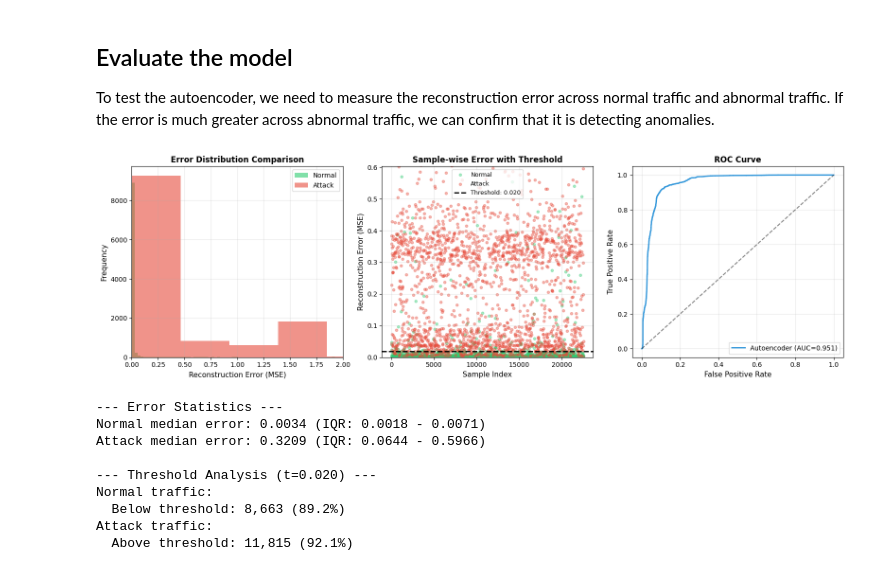
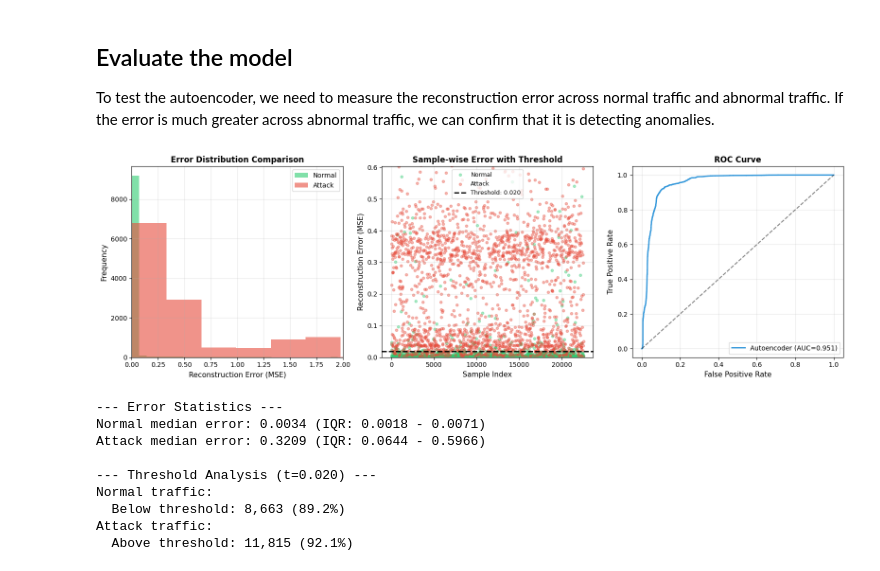
Before and after one commit to mjallen729/Anomaly-Detection-NetTraffic, a Jupyter notebook: models/autoencoder.ipynb, the cells around one changed output. Cells and saved outputs as stored; diff of their text form; code cells hidden in the pictures.

```diff
--- a/models/autoencoder.ipynb
+++ b/models/autoencoder.ipynb
@@ -296,14 +296,14 @@ attack_errors = reconstruction_errors[y_test == 1]
 
 ax1.hist(
   normal_errors,
-  bins=500,
+  bins=200,
   alpha=0.6,
   color='#2ecc71',
   label='Normal',
 )
 ax1.hist(
   attack_errors,
-  bins=500,
+  bins=700,
   alpha=0.6,
   color='#e74c3c',
   label='Attack',
@@ -350,34 +350,34 @@ ax2.axhline(
   label=f'Threshold: {threshold:.3f}',
 )
 
 # Limit Y-axis to focus on majority of samples (clip outliers)
 y_max = np.percentile(reconstruction_errors, 85)  # Show bottom 85% of errors
 ax2.set_ylim(0, y_max)
 
 ax2.set_xlabel('Sample Index', fontsize=11)
 ax2.set_ylabel('Reconstruction Error (MSE)', fontsize=11)
 ax2.set_title('Sample-wise Error with Threshold', fontsize=12, fontweight='bold')
 ax2.legend(fontsize=9)
 ax2.grid(True, alpha=0.3)
 
 # Visual 3: ROC Curve
 ax3 = axes[2]
 fpr, tpr, thresholds = roc_curve(y_test, reconstruction_errors)
 roc_auc = roc_auc_score(y_test, reconstruction_errors)
 ax3.plot(
   fpr, tpr, label=f'Autoencoder (AUC={roc_auc:.3f})', linewidth=2, color='#3498db'
 )
 ax3.plot([0, 1], [0, 1], 'k--', alpha=0.5)
 ax3.set_xlabel('False Positive Rate', fontsize=11)
 ax3.set_ylabel('True Positive Rate', fontsize=11)
 ax3.set_title('ROC Curve', fontsize=12, fontweight='bold')
 ax3.legend(fontsize=10)
 ax3.grid(True, alpha=0.3)
 
 plt.tight_layout()
 plt.show()
 # %% [output]
-[figure, old version]
+[figure, new version]
 # %%
 # Print statistics (using median for robustness to outliers)
 print('--- Error Statistics ---')
```
